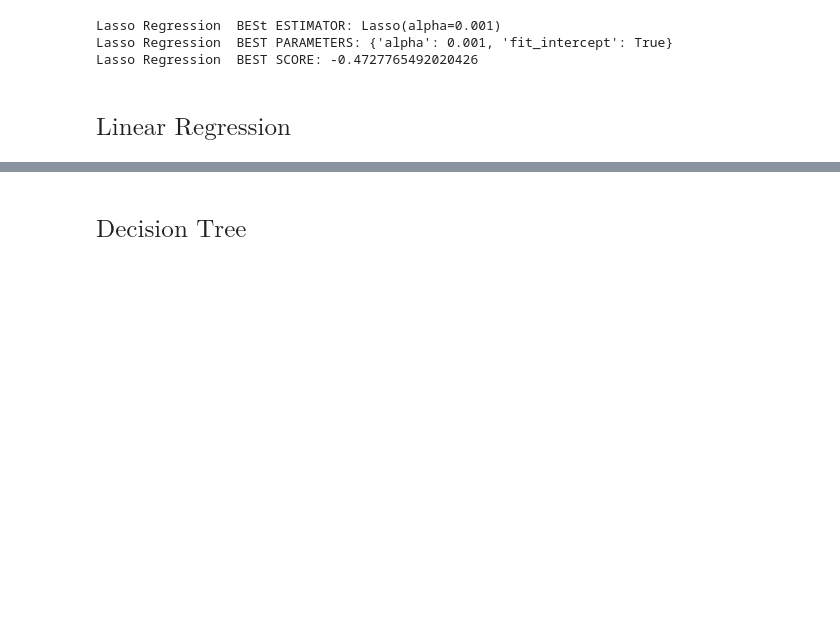
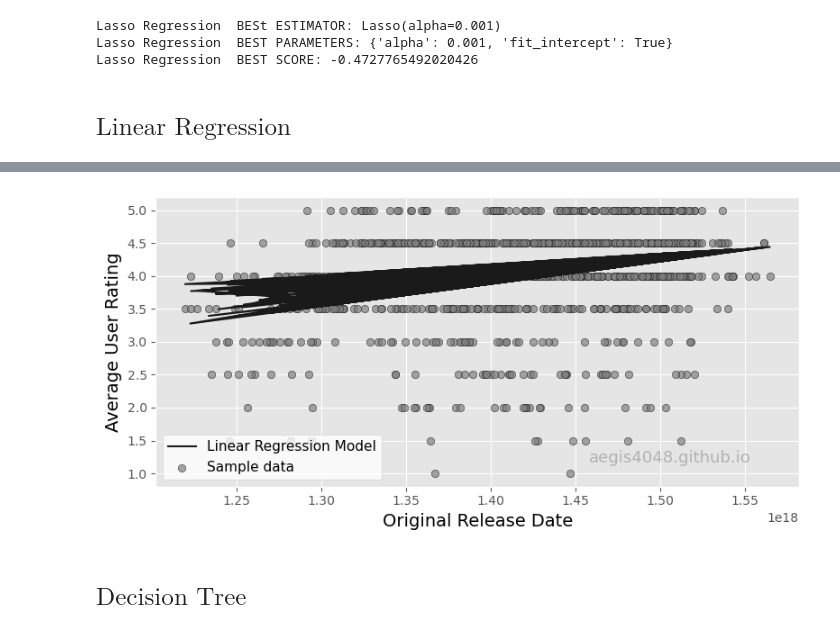
Before and after one commit to ahmedYasserM/Game-Application-Success-Prediction, a Jupyter notebook: game_predictor.ipynb, the cells around one changed output, grey strips where cells are left out. Cells and saved outputs as stored; diff of their text form; code cells hidden in the pictures; blank space fills up the shorter version.

Commit message:
update graph of linear regression

```diff
--- a/game_predictor.ipynb
+++ b/game_predictor.ipynb
@@ -510,3 +500,22 @@ Mean Square Error:  0.5159922923602814
+# %%
+xd = X_test["Original Release Date"]
+
+plt.style.use('default')
+plt.style.use('ggplot')
+
+fig, ax = plt.subplots(figsize=(8, 4))
+
+ax.plot(xd, y_pred_test, color='k', label='Linear Regression Model')
+ax.scatter(xd, y_test, edgecolor='k', facecolor='grey', alpha=0.7, label='Sample data')
+ax.set_ylabel('Average User Rating', fontsize=14)
+ax.set_xlabel('Original Release Date', fontsize=14)
+ax.text(0.8, 0.1, 'aegis4048.github.io', fontsize=13, ha='center', va='center',
+         transform=ax.transAxes, color='grey', alpha=0.5)
+ax.legend(facecolor='white', fontsize=11)
+
+fig.tight_layout()
+# %% [output]
+[figure, added]
 # %% [markdown]
 ## $\text{Decision Tree}$
 # %%
```
Also changed, not shown: parts of 13 cells of this notebook.
